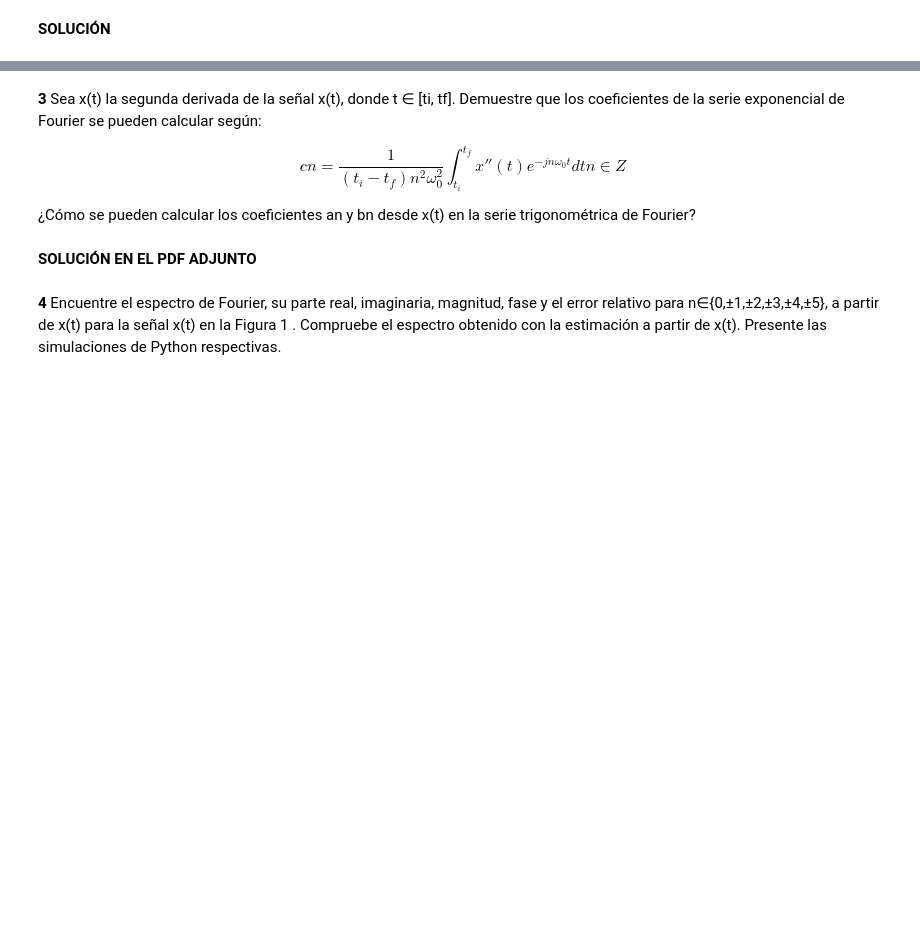
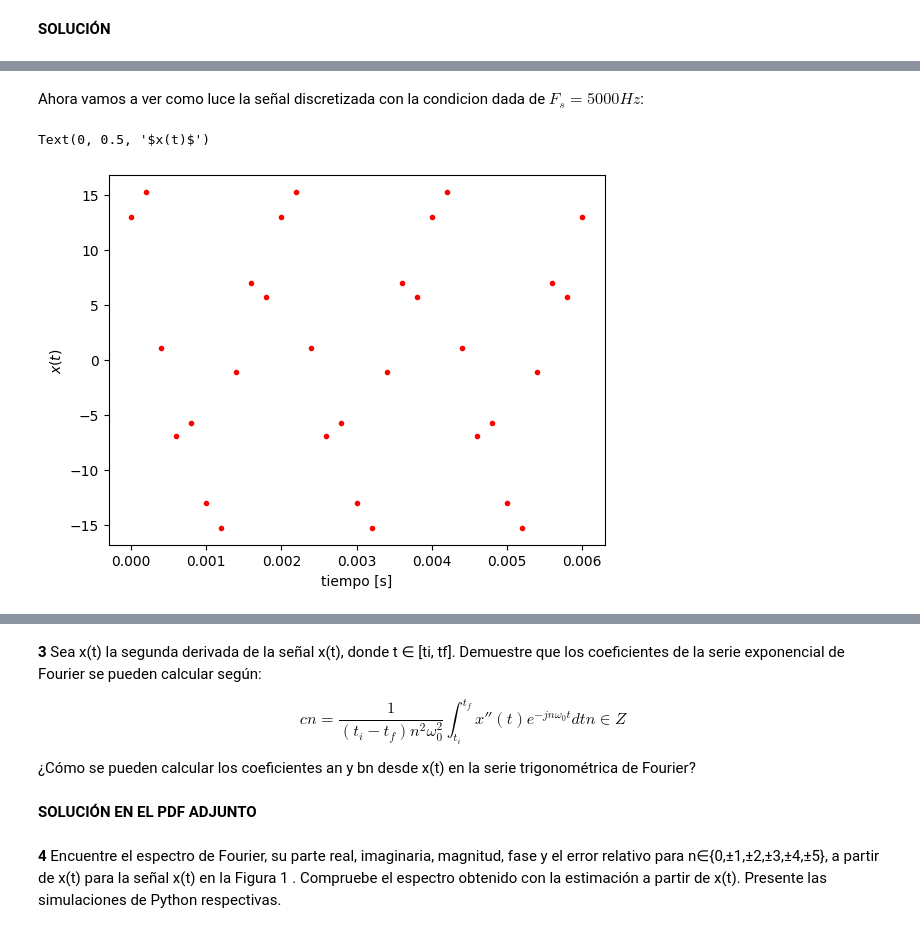
Before and after one commit to jbarahonab-lang/SYS-2025-2, a Jupyter notebook: 1_PARCIAL_SYS_.ipynb, the cells around one changed output, grey strips where cells are left out. Cells and saved outputs as stored; diff of their text form; code cells hidden in the pictures; blank space fills up the shorter version.

```diff
--- a/1_PARCIAL_SYS_.ipynb
+++ b/1_PARCIAL_SYS_.ipynb
@@ -302,0 +154,13 @@ Filtro antialiasing: Pasa-bajos con fc ≤ 6000.0 Hz
+# %% [markdown]
+Ahora vamos a ver como luce la señal discretizada con la condicion dada de $F_s=5000Hz$:
+# %%
+Fs=5000
+Ts=1/5000
+tvecdis1 = np.arange(tin, tfin+Ts, Ts)
+xdis1 = 3*np.cos(1000*np.pi*tvecdis1) + 5*np.sin(3000*np.pi*tvecdis1) + 10*np.cos(11000*np.pi*tvecdis1) #nuestra señal en discreto con la frecuencia de muestreo que nos dieron
+plt.plot(tvecdis1,xdis1,"r.",label="señal discretizada con Fs=5000Hz") #a ver como quedo
+plt.xlabel('tiempo [s]')
+plt.ylabel('$x(t)$')
+# %% [output]
+Text(0, 0.5, '$x(t)$')
+[figure, added]
```
Also changed, not shown: parts of 26 cells of this notebook.
